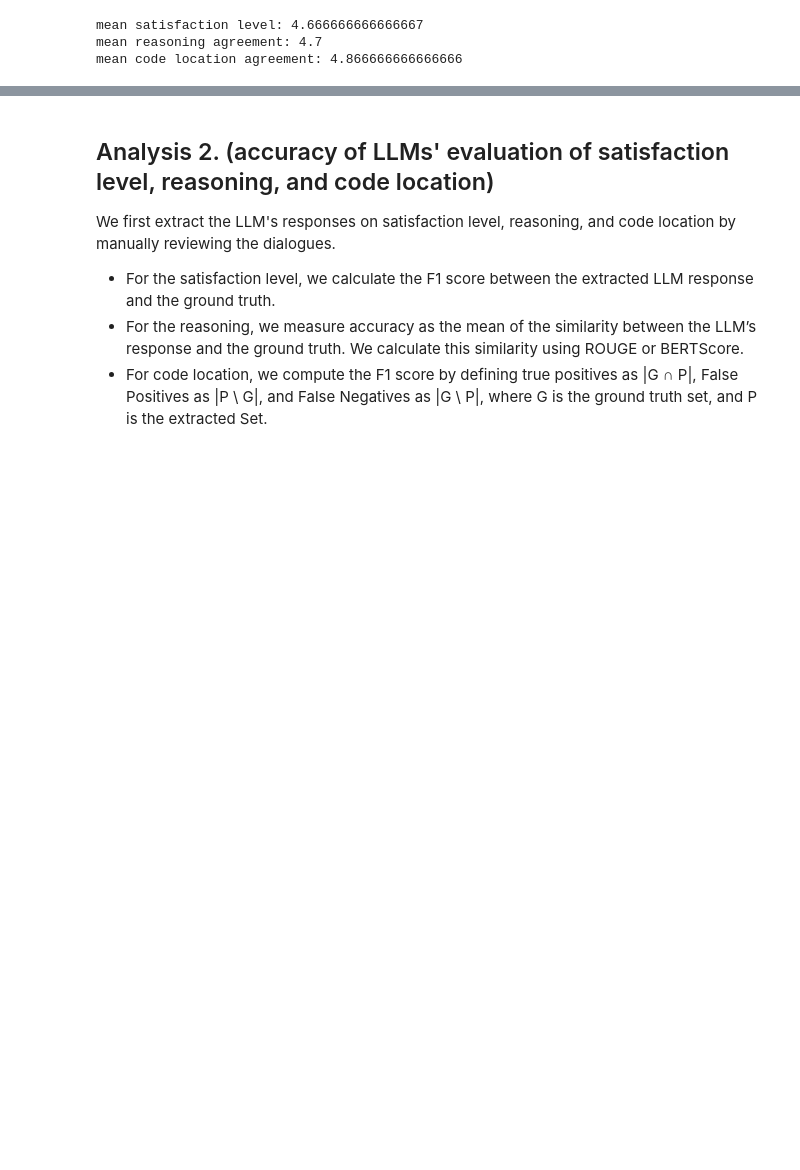
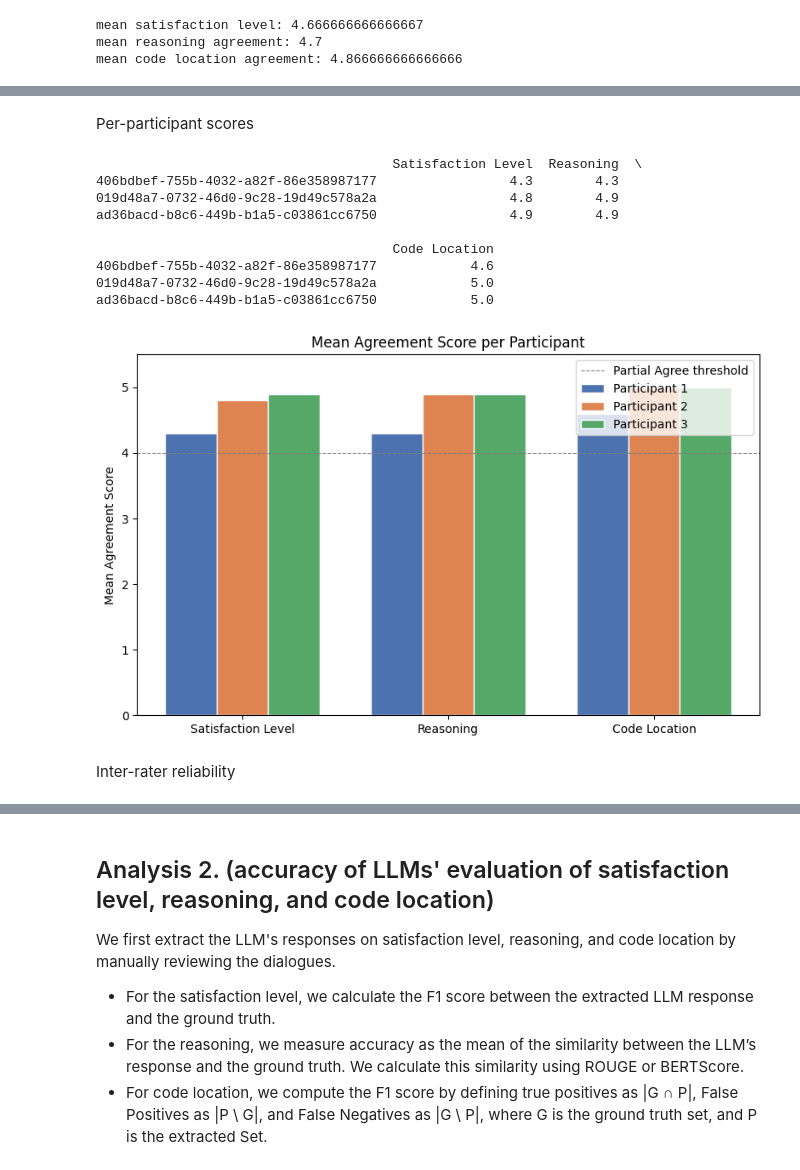
Before and after one commit to PERC-Lab/DialoguePolicyNFR, a Jupyter notebook: Pilot/merge/analysis.ipynb, the cells around one changed output, grey strips where cells are left out. Drawn from its saved outputs; the diff is of its cells as text; code cells hidden in the pictures; blank space fills up the shorter version.

```diff
--- a/Pilot/merge/analysis.ipynb
+++ b/Pilot/merge/analysis.ipynb
@@ -66,0 +136,58 @@ mean code location agreement: 4.866666666666666
+# %% [markdown]
+Per-participant scores
+# %%
+# ── Per-participant scores ────────────────────────────────────────────────────
+participant_scores = {}
+for pid, responses in nfr_responses_filtered.items():
+    q1_scores, q2_scores, q3_scores = [], [], []
+    for r in responses:
+        q1_scores.append(agreement_value[r["q1_agreement"]])
+        q2_scores.append(agreement_value[r["q2_agreement"]])
+        q3_scores.append(agreement_value[r["q3_agreement"]])
+    participant_scores[pid] = {
+        "Satisfaction Level": q1_scores,
+        "Reasoning":          q2_scores,
+        "Code Location":      q3_scores,
+    }
+
+df_p = pd.DataFrame({
+    pid: {col: np.mean(scores) for col, scores in qs.items()}
+    for pid, qs in participant_scores.items()
+}).T  # rows = participants, cols = questions
+
+print(df_p.round(2))
+
+# ── 1. Grouped Bar Chart (participants side by side) ──────────────────────────
+fig, ax = plt.subplots(figsize=(8, 5))
+
+x = np.arange(len(df_p.columns))
+width = 0.25
+colors = ["#4C72B0", "#DD8452", "#55A868"]
+
+for i, (pid, color) in enumerate(zip(df_p.index, colors)):
+    ax.bar(x + i * width, df_p.loc[pid], width, label=f"Participant {i+1}",
+           color=color, edgecolor="white")
+
+ax.set_xticks(x + width)
+ax.set_xticklabels(df_p.columns)
+ax.set_ylabel("Mean Agreement Score")
+ax.set_title("Mean Agreement Score per Participant")
+ax.set_ylim(0, 5.5)
+ax.axhline(y=4, color="gray", linestyle="--", linewidth=0.8, label="Partial Agree threshold")
+ax.legend()
+plt.tight_layout()
+plt.savefig("participant_comparison_bar.png", dpi=150)
+plt.show()
+# %% [output]
+                                      Satisfaction Level  Reasoning  \
+406bdbef-755b-4032-a82f-86e358987177                 4.3        4.3
+019d48a7-0732-46d0-9c28-19d49c578a2a                 4.8        4.9
+ad36bacd-b8c6-449b-b1a5-c03861cc6750                 4.9        4.9
+
+                                      Code Location
+406bdbef-755b-4032-a82f-86e358987177            4.6
+019d48a7-0732-46d0-9c28-19d49c578a2a            5.0
+ad36bacd-b8c6-449b-b1a5-c03861cc6750            5.0
+[figure, added]
+# %% [markdown]
+Inter-rater reliability
```
Also changed, not shown: parts of 25 cells of this notebook, 18 other files.
